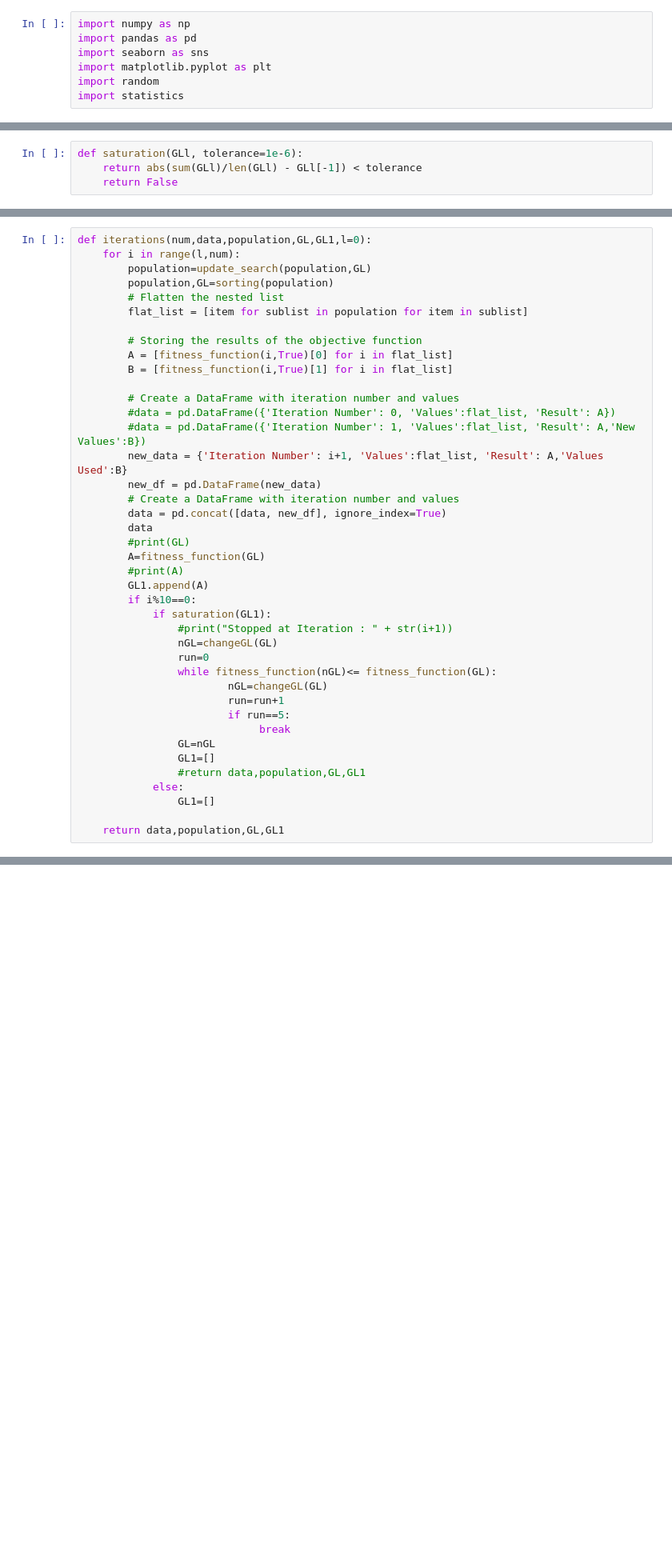
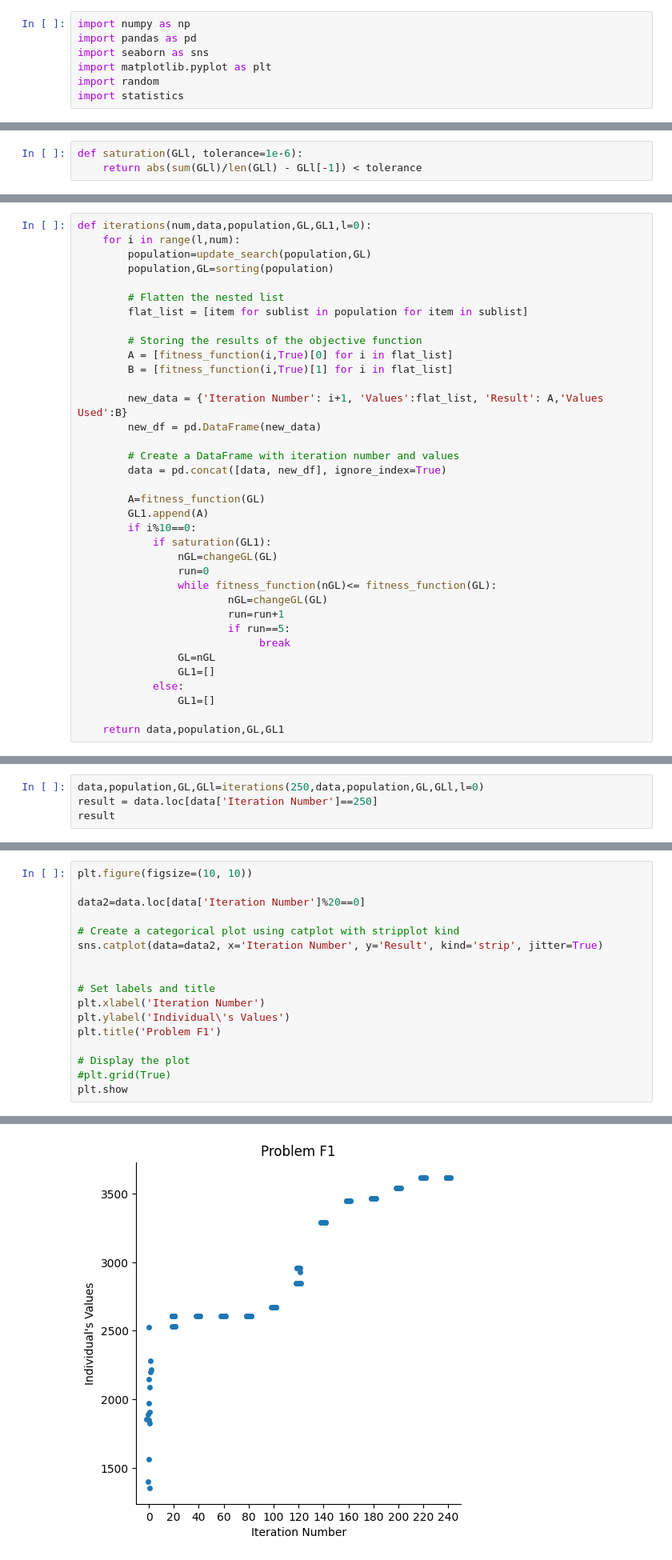
Before and after one commit to mustafa-droid18/LAB_Algorithm_Knapsack_Problem, a Jupyter notebook: Single Knapsack Problem/Single_Knapsack_Problem.ipynb, the cells around one changed output, grey strips where cells are left out. Shown: that part at 80% size. Drawn from its saved outputs; the diff is of its cells as text; blank space fills up the shorter version.

```diff
--- a/Single Knapsack Problem/Single_Knapsack_Problem.ipynb
+++ b/Single Knapsack Problem/Single_Knapsack_Problem.ipynb
@@ -208,6 +324,5 @@ def update_search(population,GL):
 # %%
 def saturation(GLl, tolerance=1e-6):
     return abs(sum(GLl)/len(GLl) - GLl[-1]) < tolerance
-    return False
 # %%
 def changeGL(GL, threshold=50, replacement_value=51.0, priority_weight=2):
@@ -233,6 +348,7 @@ def iterations(num,data,population,GL,GL1,l=0):
     for i in range(l,num):
         population=update_search(population,GL)
         population,GL=sorting(population)
+
         # Flatten the nested list
         flat_list = [item for sublist in population for item in sublist]
 
@@ -240,21 +356,16 @@ def iterations(num,data,population,GL,GL1,l=0):
         A = [fitness_function(i,True)[0] for i in flat_list]
         B = [fitness_function(i,True)[1] for i in flat_list]
 
-        # Create a DataFrame with iteration number and values
-        #data = pd.DataFrame({'Iteration Number': 0, 'Values':flat_list, 'Result': A})
-        #data = pd.DataFrame({'Iteration Number': 1, 'Values':flat_list, 'Result': A,'New Values':B})
         new_data = {'Iteration Number': i+1, 'Values':flat_list, 'Result': A,'Values Used':B}
         new_df = pd.DataFrame(new_data)
+
         # Create a DataFrame with iteration number and values
         data = pd.concat([data, new_df], ignore_index=True)
-        data
-        #print(GL)
+
         A=fitness_function(GL)
-        #print(A)
         GL1.append(A)
         if i%10==0:
             if saturation(GL1):
-                #print("Stopped at Iteration : " + str(i+1))
                 nGL=changeGL(GL)
                 run=0
                 while fitness_function(nGL)<= fitness_function(GL):
@@ -264,7 +375,6 @@ def iterations(num,data,population,GL,GL1,l=0):
                              break
                 GL=nGL
                 GL1=[]
-                #return data,population,GL,GL1
             else:
                 GL1=[]
 
@@ -301,0 +436,4 @@ data
+# %%
+data,population,GL,GLl=iterations(250,data,population,GL,GLl,l=0)
+result = data.loc[data['Iteration Number']==250]
+result
@@ -301,0 +457,18 @@ data
+# %%
+plt.figure(figsize=(10, 10))
+
+data2=data.loc[data['Iteration Number']%20==0]
+
+# Create a categorical plot using catplot with stripplot kind
+sns.catplot(data=data2, x='Iteration Number', y='Result', kind='strip', jitter=True)
+
+
+# Set labels and title
+plt.xlabel('Iteration Number')
+plt.ylabel('Individual\'s Values')
+plt.title('Problem F1')
+
+# Display the plot
+#plt.grid(True)
+plt.show
+# %% [output]
@@ -301,0 +477 @@ data
+[figure, added]
```
Also changed, not shown: parts of 30 cells of this notebook.
